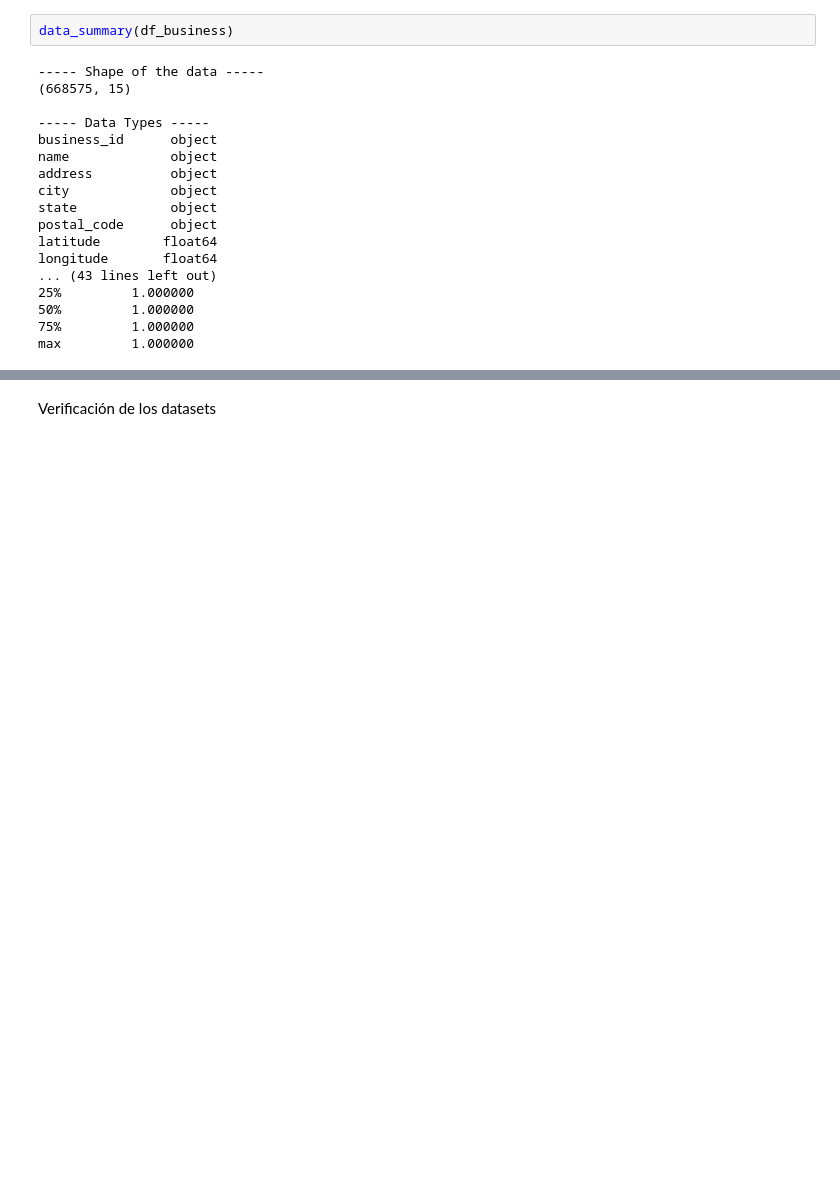
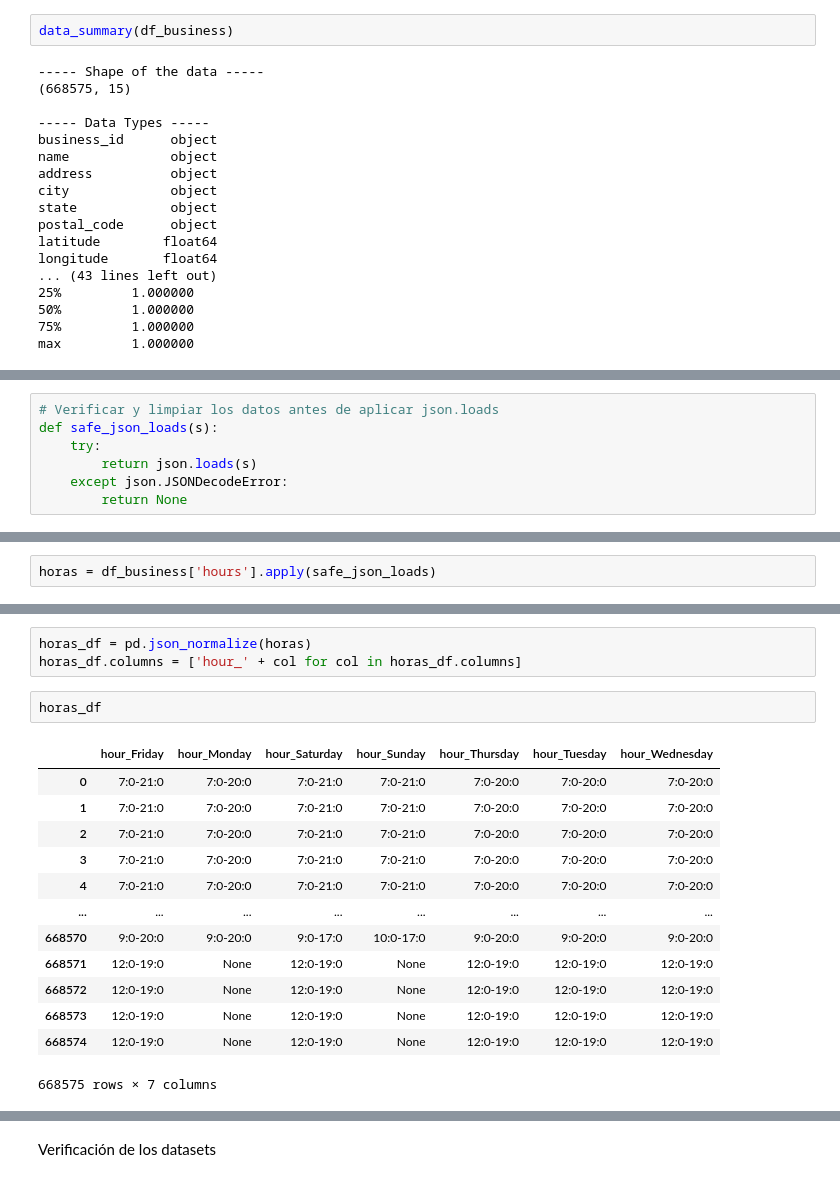
Before and after one commit to bautiarmanicode/HENRY-PROYECTO-FINAL, a Jupyter notebook: 1_Jupyter_Notebooks/2.2 EDA_Yelp.ipynb, the cells around one changed output, grey strips where cells are left out. Cells and saved outputs as stored; diff of their text form; blank space fills up the shorter version.

```diff
--- a/1_Jupyter_Notebooks/2.2 EDA_Yelp.ipynb
+++ b/1_Jupyter_Notebooks/2.2 EDA_Yelp.ipynb
@@ -154,0 +227,7 @@ df_business
+# %%
+# Verificar y limpiar los datos antes de aplicar json.loads
+def safe_json_loads(s):
+    try:
+        return json.loads(s)
+    except json.JSONDecodeError:
+        return None
@@ -154,0 +236,2 @@ df_business
+# %%
+horas = df_business['hours'].apply(safe_json_loads)
@@ -154,0 +253,19 @@ df_business
+# %%
+horas_df = pd.json_normalize(horas)
+horas_df.columns = ['hour_' + col for col in horas_df.columns]
+# %%
+horas_df
+# %% [output]
+|  | hour_Friday | hour_Monday | hour_Saturday | hour_Sunday | hour_Thursday | hour_Tuesday | hour_Wednesday |
+| 0 | 7:0-21:0 | 7:0-20:0 | 7:0-21:0 | 7:0-21:0 | 7:0-20:0 | 7:0-20:0 | 7:0-20:0 |
+| 1 | 7:0-21:0 | 7:0-20:0 | 7:0-21:0 | 7:0-21:0 | 7:0-20:0 | 7:0-20:0 | 7:0-20:0 |
+| 2 | 7:0-21:0 | 7:0-20:0 | 7:0-21:0 | 7:0-21:0 | 7:0-20:0 | 7:0-20:0 | 7:0-20:0 |
+| 3 | 7:0-21:0 | 7:0-20:0 | 7:0-21:0 | 7:0-21:0 | 7:0-20:0 | 7:0-20:0 | 7:0-20:0 |
+| 4 | 7:0-21:0 | 7:0-20:0 | 7:0-21:0 | 7:0-21:0 | 7:0-20:0 | 7:0-20:0 | 7:0-20:0 |
+| ... | ... | ... | ... | ... | ... | ... | ... |
+| 668570 | 9:0-20:0 | 9:0-20:0 | 9:0-17:0 | 10:0-17:0 | 9:0-20:0 | 9:0-20:0 | 9:0-20:0 |
+| 668571 | 12:0-19:0 | None | 12:0-19:0 | None | 12:0-19:0 | 12:0-19:0 | 12:0-19:0 |
+| 668572 | 12:0-19:0 | None | 12:0-19:0 | None | 12:0-19:0 | 12:0-19:0 | 12:0-19:0 |
+| 668573 | 12:0-19:0 | None | 12:0-19:0 | None | 12:0-19:0 | 12:0-19:0 | 12:0-19:0 |
+| 668574 | 12:0-19:0 | None | 12:0-19:0 | None | 12:0-19:0 | 12:0-19:0 | 12:0-19:0 |
+668575 rows × 7 columns
```
Also changed, not shown: parts of 14 cells of this notebook.
